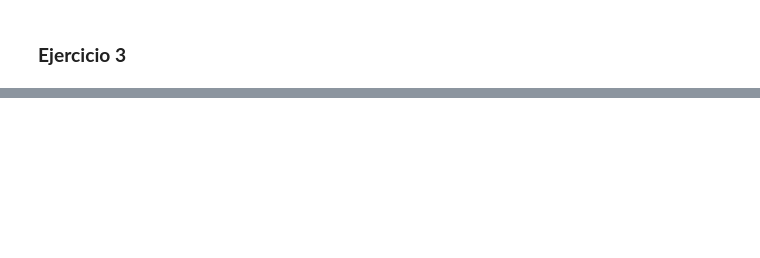
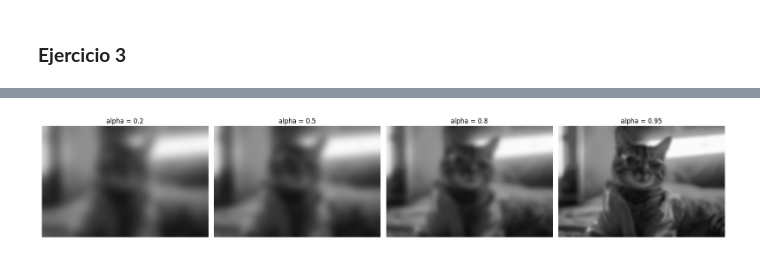
Before and after one commit to nceballosp/Matematicas-Aplicadas, a Jupyter notebook: Examen1/Notebook/Examen1_MatApl_Piñeros_Ceballos.ipynb, the cells around one changed output, grey strips where cells are left out. Saved outputs shown, nothing was run; the diff lists cells and outputs as text; code cells hidden in the pictures; blank space fills up the shorter version.

```diff
--- a/Examen1/Notebook/Examen1_MatApl_Piñeros_Ceballos.ipynb
+++ b/Examen1/Notebook/Examen1_MatApl_Piñeros_Ceballos.ipynb
@@ -142,0 +377,15 @@ img_resultado.save(f'../Imagen/img{n}.png')
+# %%
+# Distintos valores de alpha
+alphas = [0.2, 0.5, 0.8, 0.95]
+fig3, axes3 = plt.subplots(1, len(alphas), figsize=(18, 5))
+
+for ax, a in zip(axes3, alphas):
+    X_a, err_a = proceso_iterativo(X0, alpha=a, tol=1e-4, max_iter=2000)
+    ax.imshow(X_a, cmap="gray", vmin=0, vmax=255)
+    ax.set_title(f"alpha = {a}")
+    ax.axis("off")
+
+plt.tight_layout()
+plt.show()
+# %% [output]
+[figure, added]
```
Also changed, not shown: parts of 21 cells of this notebook, 3 other files.
